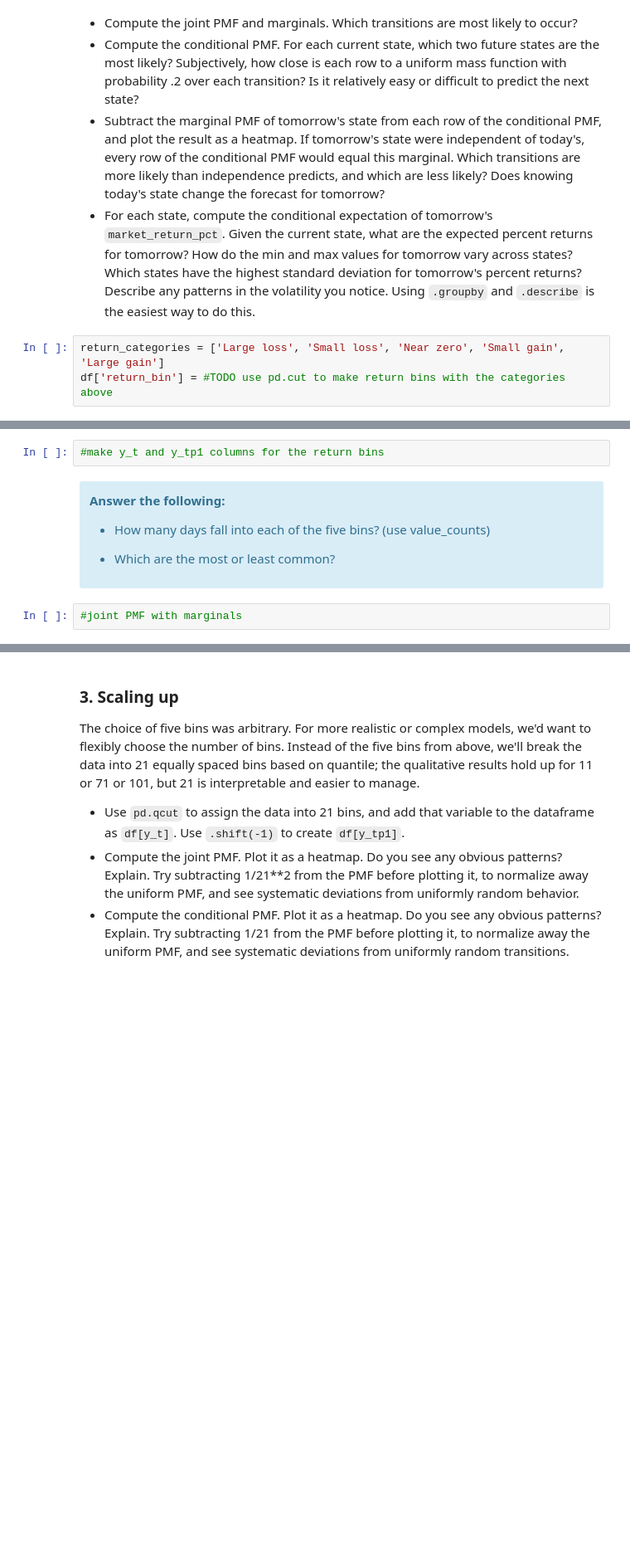
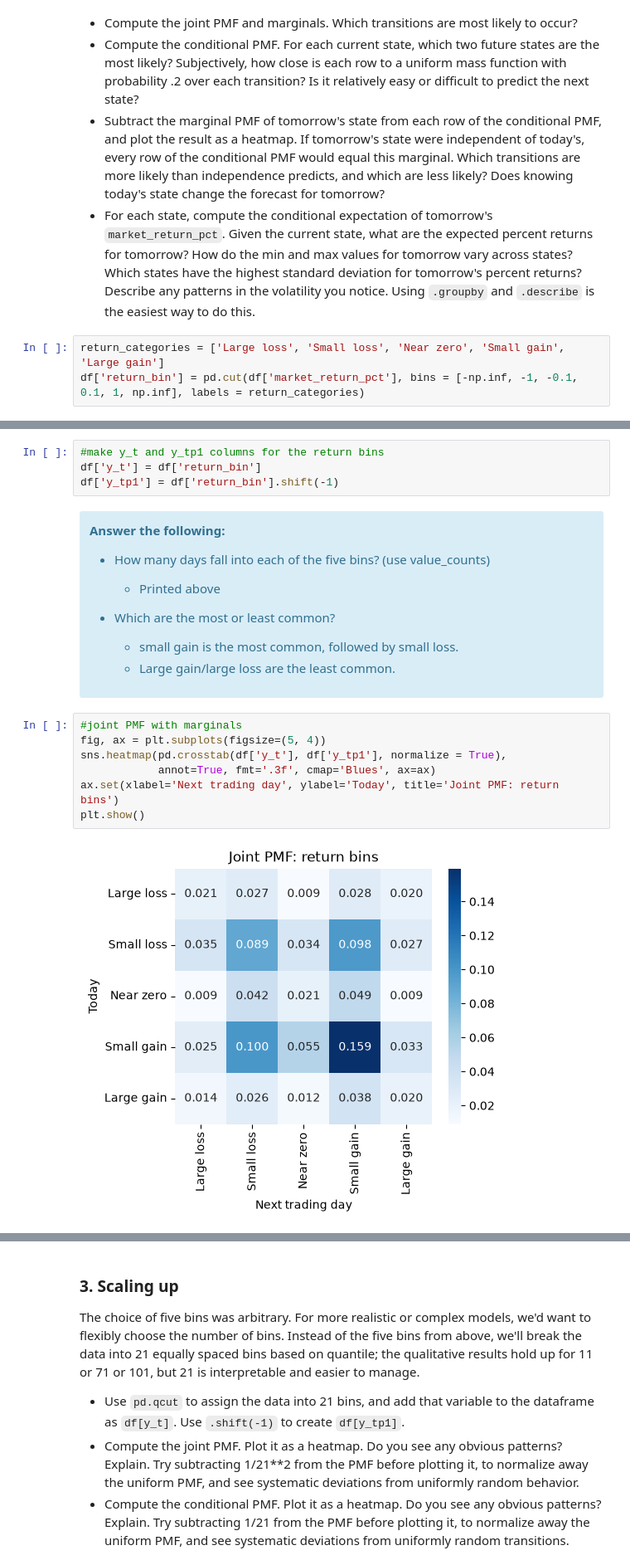
Before and after one commit to jacobrellis/UU_F26_templates, a Jupyter notebook: Week09/Thursday_lab/lab08.ipynb, the cells around one changed output, grey strips where cells are left out. Shown at 83% size. Cells and saved outputs as stored; diff of their text form; blank space fills up the shorter version.

```diff
--- a/Week09/Thursday_lab/lab08.ipynb
+++ b/Week09/Thursday_lab/lab08.ipynb
@@ -103,4 +135,4 @@ For example, −2 belongs to **Large loss**, 0.05 to **Near zero**, and 0.8 to *
 - For each state, compute the conditional expectation of tomorrow's `market_return_pct`. Given the current state, what are the expected percent returns for tomorrow? How do the min and max values for tomorrow vary across states? Which states have the highest standard deviation for tomorrow's percent returns? Describe any patterns in the volatility you notice. Using `.groupby` and `.describe` is the easiest way to do this.
 # %%
 return_categories = ['Large loss', 'Small loss', 'Near zero', 'Small gain', 'Large gain']
-df['return_bin'] = #TODO use pd.cut to make return bins with the categories above
+df['return_bin'] = pd.cut(df['market_return_pct'], bins = [-np.inf, -1, -0.1, 0.1, 1, np.inf], labels = return_categories)
@@ -107,14 +149,26 @@ df['return_bin'] = #TODO use pd.cut to make return bins with the categories abov
 # %%
 #make y_t and y_tp1 columns for the return bins
+df['y_t'] = df['return_bin']
+df['y_tp1'] = df['return_bin'].shift(-1)
 # %% [markdown]
 <div class='alert alert-info'><b>Answer the following:</b>
 
 - How many days fall into each of the five bins?  (use value_counts)
+  * Printed above
 - Which are the most or least common?
+  * small gain is the most common, followed by small loss.
+  * Large gain/large loss are the least common.
 
   </div>
 # %%
 #joint PMF with marginals
+fig, ax = plt.subplots(figsize=(5, 4))
+sns.heatmap(pd.crosstab(df['y_t'], df['y_tp1'], normalize = True),
+            annot=True, fmt='.3f', cmap='Blues', ax=ax)
+ax.set(xlabel='Next trading day', ylabel='Today', title='Joint PMF: return bins')
+plt.show()
+# %% [output]
+[figure, added]
 # %% [markdown]
 <div class='alert alert-info'><b>Answer the following:</b>
 
```
Also changed, not shown: parts of 30 cells of this notebook, 5 other files.
